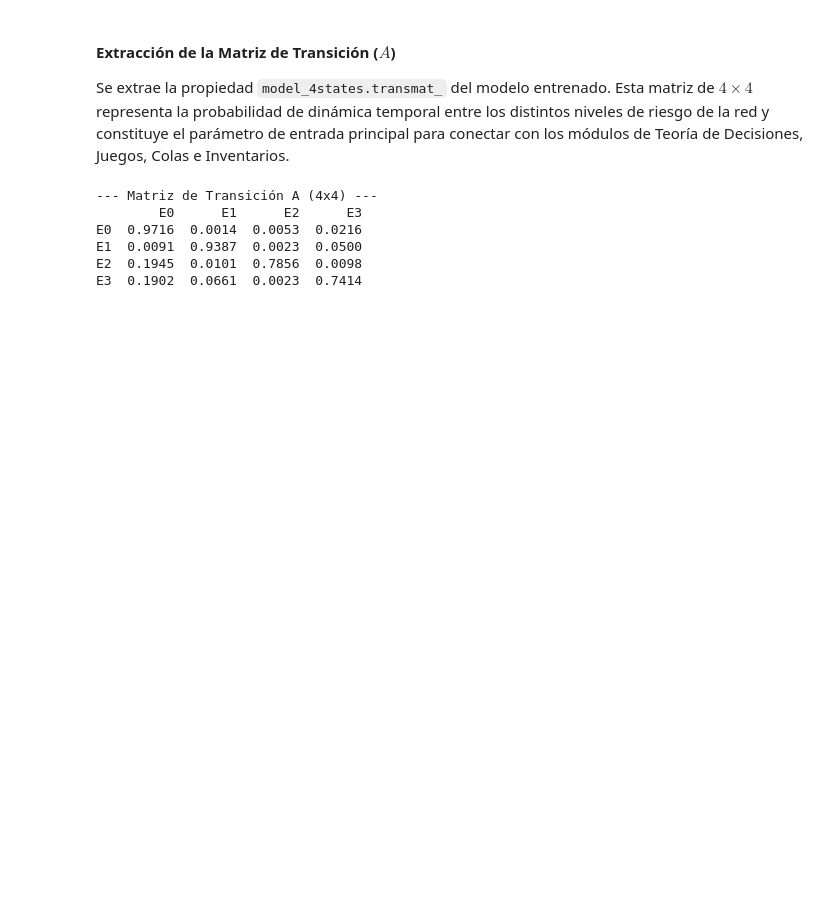
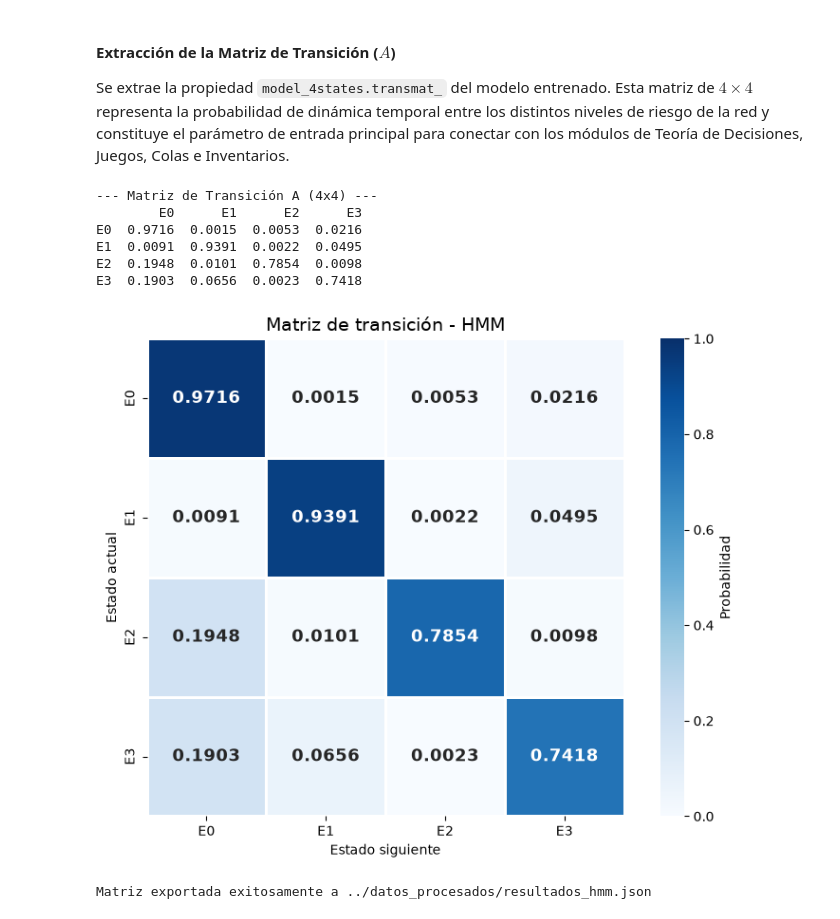
Before and after one commit to FelipeCarrozzo/HMM-Ciberseguridad, a Jupyter notebook: notebook/HMM.ipynb, the cells around one changed output. Drawn from its saved outputs; the diff is of its cells as text; code cells hidden in the pictures; blank space fills up the shorter version.

Commit message:
Corrijo rutas de acceso a datos, agrego mapa de calor para la matriz de transicion

```diff
--- a/notebook/HMM.ipynb
+++ b/notebook/HMM.ipynb
@@ -18,9 +18,9 @@ from hmmlearn import hmm
 # %% [markdown]
 ### Cargo los archivos `.csv`
 # %%
-secuencias = pd.read_csv("../datos_procesados/secuencias.csv").values
-long_sec = pd.read_csv("../datos_procesados/longitud_secuencias.csv")['longitud'].tolist()
-df_original = pd.read_csv("../datos_procesados/original_ordenado.csv")
+secuencias = pd.read_csv("../datos/secuencias.csv").values
+long_sec = pd.read_csv("../datos/longitud_secuencias.csv")['longitud'].tolist()
+df_original = pd.read_csv("../datos/original_ordenado.csv")
 # %% [markdown]
 ### Configuración del Modelo (GaussianHMM)
 
@@ -131,7 +127,57 @@ df_trans_4 = pd.DataFrame(
 # %% [output]
 --- Matriz de Transición A (4x4) ---
         E0      E1      E2      E3
-E0  0.9716  0.0014  0.0053  0.0216
-E1  0.0091  0.9387  0.0023  0.0500
-E2  0.1945  0.0101  0.7856  0.0098
-E3  0.1902  0.0661  0.0023  0.7414
+E0  0.9716  0.0015  0.0053  0.0216
+E1  0.0091  0.9391  0.0022  0.0495
+E2  0.1948  0.0101  0.7854  0.0098
+E3  0.1903  0.0656  0.0023  0.7418
+# %%
+import matplotlib.pyplot as plt
+import seaborn as sns
+
+plt.figure(figsize=(8, 6))
+
+sns.heatmap(
+    df_trans_4,
+    annot=True,
+    fmt='.4f',
+    cmap='Blues',
+    vmin=0,
+    vmax=1,
+    linewidths=1,
+    linecolor='white',
+    square=True,
+    cbar_kws={'label': 'Probabilidad'},
+    annot_kws={"size": 13, "weight": "bold"}
+)
+
+plt.title('Matriz de transición - HMM', fontsize=14)
+plt.xlabel('Estado siguiente')
+plt.ylabel('Estado actual')
+plt.tight_layout()
+plt.savefig('../img/matriz_transicion_hmm.png', transparent=True, dpi=300)
+plt.show()
+# %% [output]
+[figure, added]
+# %%
+import json
+
+# Guardamos la matriz de transición junto con metadata útil para los siguientes notebooks
+datos_hmm = {
+    "estados": ["E0", "E1", "E2", "E3"],
+    "descripcion_estados": {
+        "E0": "Reconnaissance",
+        "E1": "Initial Access",
+        "E2": "Exfiltration (Estado Crítico)",
+        "E3": "Pivote / Transición"
+    },
+    "matriz_transicion": model_4states.transmat_.tolist(),
+    "probabilidades_iniciales": model_4states.startprob_.tolist()
+}
+
+with open("../datos_procesados/resultados_hmm.json", "w", encoding="utf-8") as f:
+    json.dump(datos_hmm, f, indent=4)
+
+print("Matriz exportada exitosamente a ../datos_procesados/resultados_hmm.json")
+# %% [output]
+Matriz exportada exitosamente a ../datos_procesados/resultados_hmm.json
```
Also changed, not shown: parts of 3 cells of this notebook.
